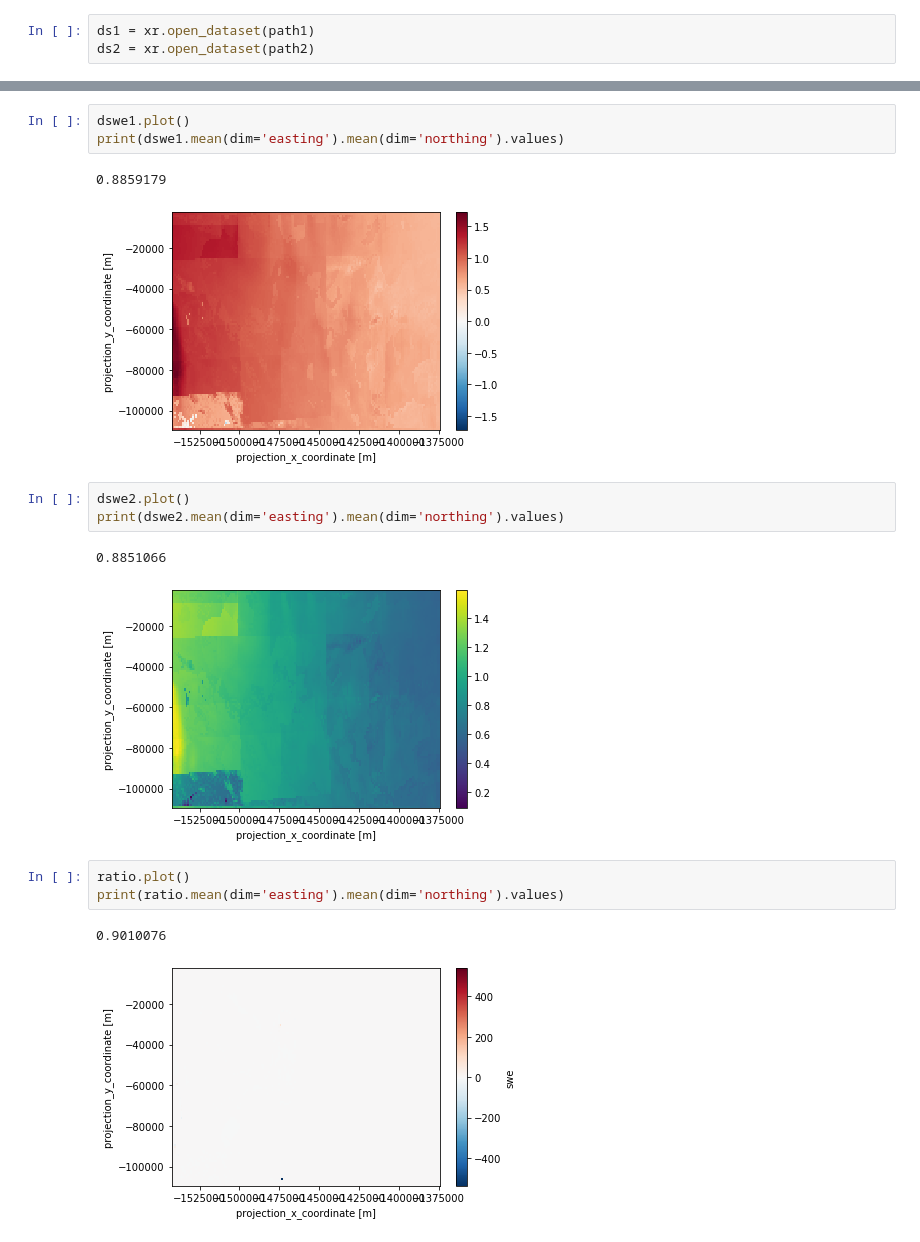
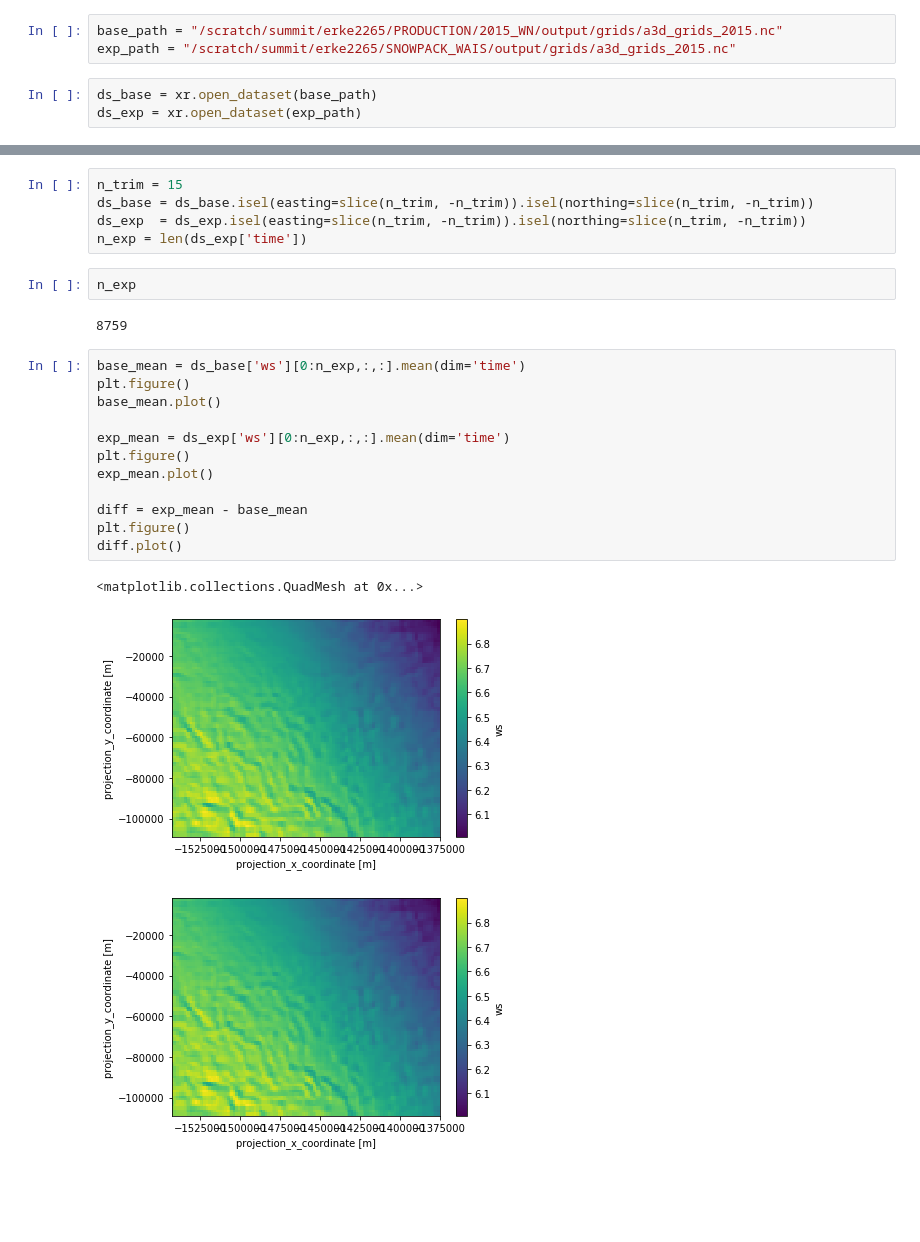
Before and after one commit to EricKeenan/SNOWPACK_WAIS, a Jupyter notebook: analysis/compare_simulations.ipynb, the cells around one changed output, grey strips where cells are left out. Saved outputs shown, nothing was run; the diff lists cells and outputs as text; blank space fills up the shorter version.

```diff
--- a/analysis/compare_simulations.ipynb
+++ b/analysis/compare_simulations.ipynb
@@ -9,3 +9,6 @@ path2 = "../output/grids/a3d_grids.nc"
+# %%
+base_path = "/scratch/summit/erke2265/PRODUCTION/2015_WN/output/grids/a3d_grids_2015.nc"
+exp_path = "/scratch/summit/erke2265/SNOWPACK_WAIS/output/grids/a3d_grids_2015.nc"
 # %%
-ds1 = xr.open_dataset(path1)
-ds2 = xr.open_dataset(path2)
+ds_base = xr.open_dataset(base_path)
+ds_exp = xr.open_dataset(exp_path)
@@ -27,18 +15,25 @@ Timesteps used in comparison = 25
-# %%
-dswe1.plot()
-print(dswe1.mean(dim='easting').mean(dim='northing').values)
-# %% [output]
-0.8859179
-[figure, removed]
-# %%
-dswe2.plot()
-print(dswe2.mean(dim='easting').mean(dim='northing').values)
-# %% [output]
-0.8851066
-[figure, removed]
-# %%
-ratio.plot()
-print(ratio.mean(dim='easting').mean(dim='northing').values)
-# %% [output]
-0.9010076
-[figure, removed]
+# %%
+n_trim = 15
+ds_base = ds_base.isel(easting=slice(n_trim, -n_trim)).isel(northing=slice(n_trim, -n_trim))
+ds_exp  = ds_exp.isel(easting=slice(n_trim, -n_trim)).isel(northing=slice(n_trim, -n_trim))
+n_exp = len(ds_exp['time'])
+# %%
+n_exp
+# %% [output]
+8759
+# %%
+base_mean = ds_base['ws'][0:n_exp,:,:].mean(dim='time')
+plt.figure()
+base_mean.plot()
+
+exp_mean = ds_exp['ws'][0:n_exp,:,:].mean(dim='time')
+plt.figure()
+exp_mean.plot()
+
+diff = exp_mean - base_mean
+plt.figure()
+diff.plot()
+# %% [output]
+<matplotlib.collections.QuadMesh at 0x...>
+[figure, added]
+[figure, added]
```
Also changed, not shown: parts of 10 cells of this notebook, 9 other files.
